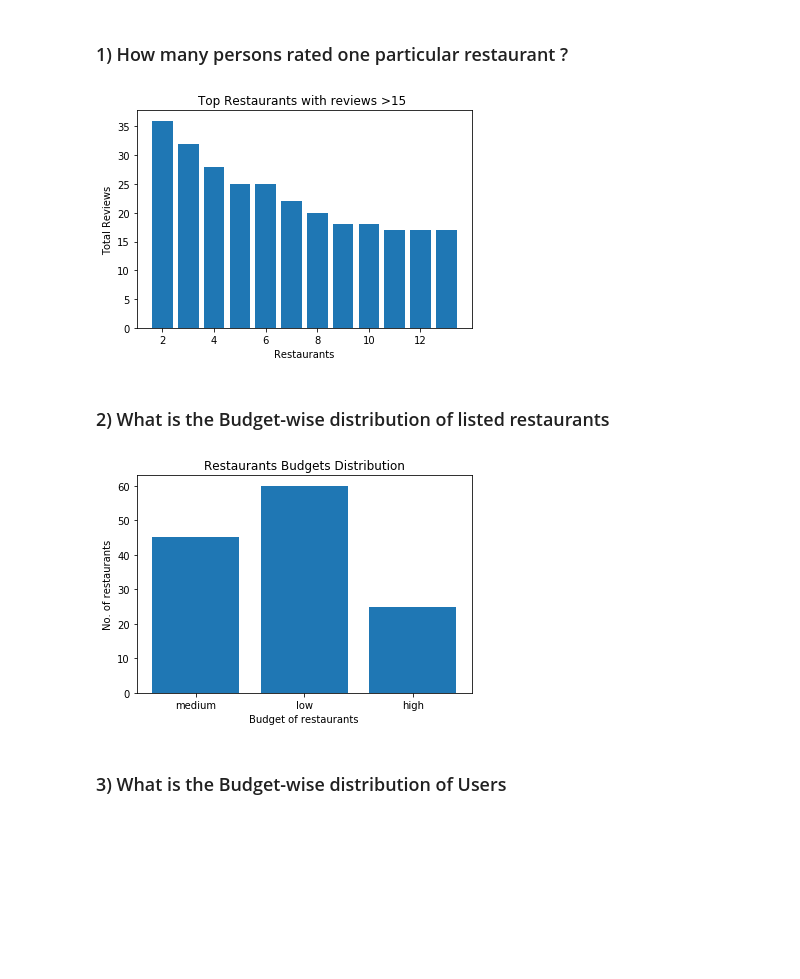
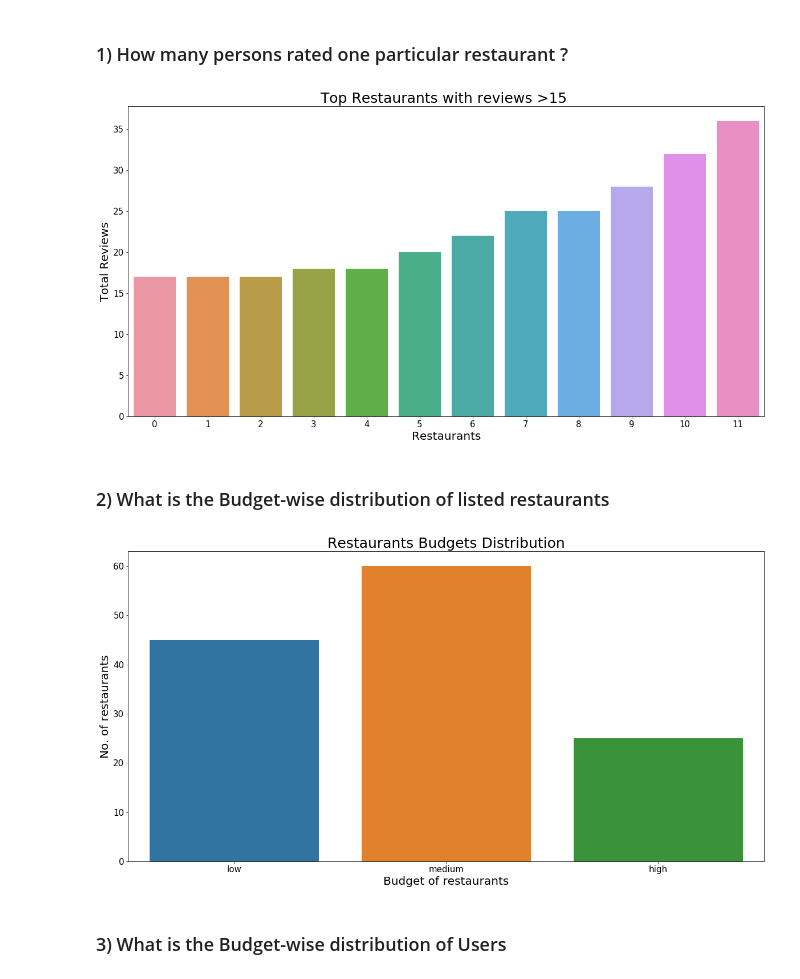
Before and after one commit to the-great-hack/team3_prob4, a Jupyter notebook: Data Understanding and Preprocessing.ipynb, the cells around one changed output. Drawn from its saved outputs; the diff is of its cells as text; code cells hidden in the pictures; blank space fills up the shorter version.

Commit message:
Graphs imporved

```diff
--- a/Data Understanding and Preprocessing.ipynb
+++ b/Data Understanding and Preprocessing.ipynb
@@ -16,29 +17,32 @@ def save_csv(dataFrame, path):
 # %%
 our_rest_info = pd.read_csv("C:/Users/Naufil Hassan/Downloads/CAREEM/processed/Our_Rest_Info.csv")
 user_rating = pd.read_csv("C:/Users/Naufil Hassan/Downloads/CAREEM/rating_final.csv")
 
 total_reviews = []
 for IDs in list(our_rest_info['ID'].unique()):
     temp = user_rating[user_rating['placeID']==IDs]
     total_reviews.append(1 if len(temp)==0 else len(temp))
 
 max_reviews = []
 ids = []
 
 for (reviews, ID) in zip(total_reviews, list(our_rest_info['ID'].unique())):
     if reviews>15:
         max_reviews.append(reviews)
         ids.append(ID)
 
 max_reviews.sort()
 
-plt.bar(range(len(max_reviews)+1,1,-1),max_reviews)
-plt.xlabel('Restaurants')
-plt.ylabel('Total Reviews')
-plt.title('Top Restaurants with reviews >15 ')
-plt.show()
+plt.rcParams.update({'font.size': 15})
+plt.figure(figsize=(20,10))
+axis_info = list(range(len(max_reviews)))
+fig = pltt.barplot(axis_info,max_reviews)
+plt.xlabel('Restaurants', fontsize=20)
+plt.ylabel('Total Reviews', fontsize=20)
+plt.title('Top Restaurants with reviews >15 ', fontsize=25)
+plt.show(fig)
 # %% [output]
-[figure, old version]
+[figure, new version]
 # %% [markdown]
 ### 2) What is the Budget-wise distribution of listed restaurants
 # %%
@@ -48,13 +52,15 @@ low = rest_info[rest_info['price']=='low']['price'].count()
 medium = rest_info[rest_info['price']=='medium']['price'].count()
 high = rest_info[rest_info['price']=='high']['price'].count()
 
-plt.bar(['low', 'medium', 'high'],[low, medium, high])
-plt.xlabel('Budget of restaurants')
-plt.ylabel('No. of restaurants')
-plt.title('Restaurants Budgets Distribution')
-plt.show()
+plt.rcParams.update({'font.size': 15})
+plt.figure(figsize=(20,10))
+fig = pltt.barplot(['low', 'medium', 'high'],[low, medium, high])
+plt.xlabel('Budget of restaurants', fontsize=20)
+plt.ylabel('No. of restaurants', fontsize=20)
+plt.title('Restaurants Budgets Distribution', fontsize=25)
+plt.show(fig)
 # %% [output]
-[figure, old version]
+[figure, new version]
 # %% [markdown]
 ### 3) What is the Budget-wise distribution of Users
 # %%
```
Also changed, not shown: parts of 6 cells of this notebook.
